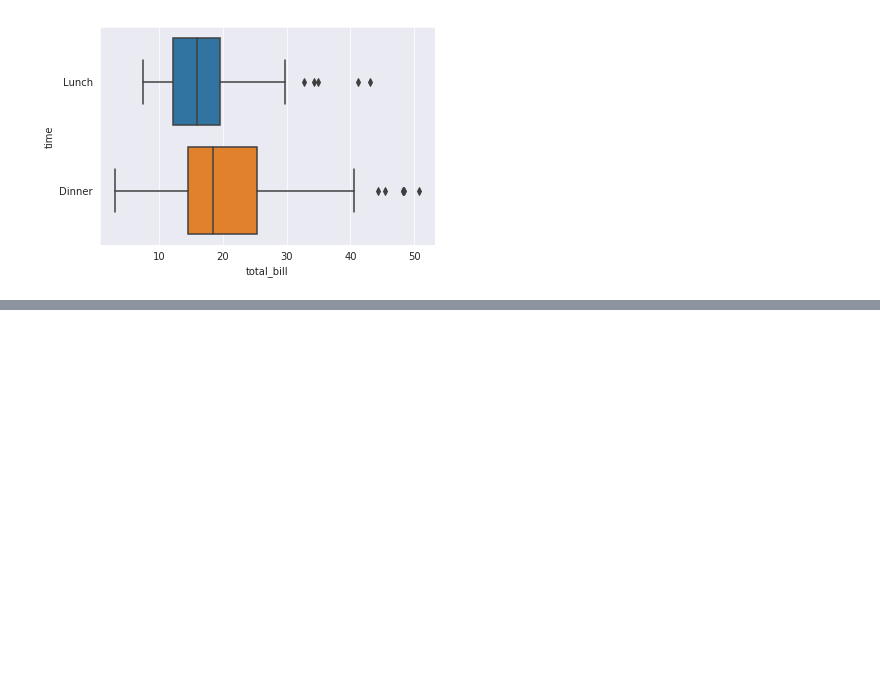
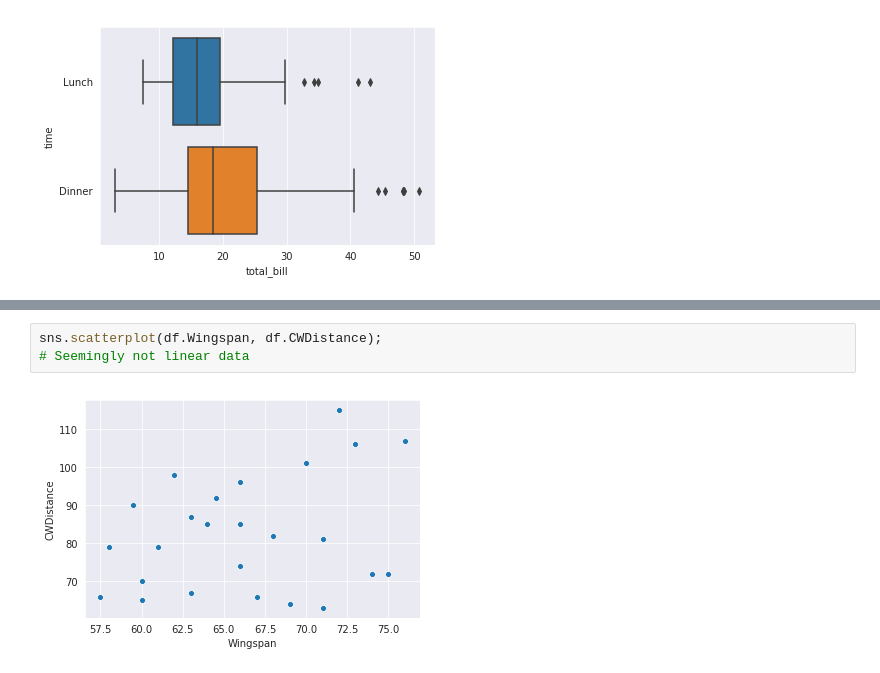
Before and after one commit to cercami/data-science, a Jupyter notebook: coursework/Certificate in Statistics with Python/statistics notes.ipynb, the cells around one changed output, grey strips where cells are left out. Saved outputs shown, nothing was run; the diff lists cells and outputs as text; blank space fills up the shorter version.

```diff
--- a/coursework/Certificate in Statistics with Python/statistics notes.ipynb
+++ b/coursework/Certificate in Statistics with Python/statistics notes.ipynb
@@ -131,0 +155,5 @@ sns.boxplot(x=df.total_bill, y=df.time);
+# %%
+sns.scatterplot(df.Wingspan, df.CWDistance);
+# Seemingly not linear data
+# %% [output]
+[figure, added]
```
Also changed, not shown: parts of 32 cells of this notebook, 3 other files.
